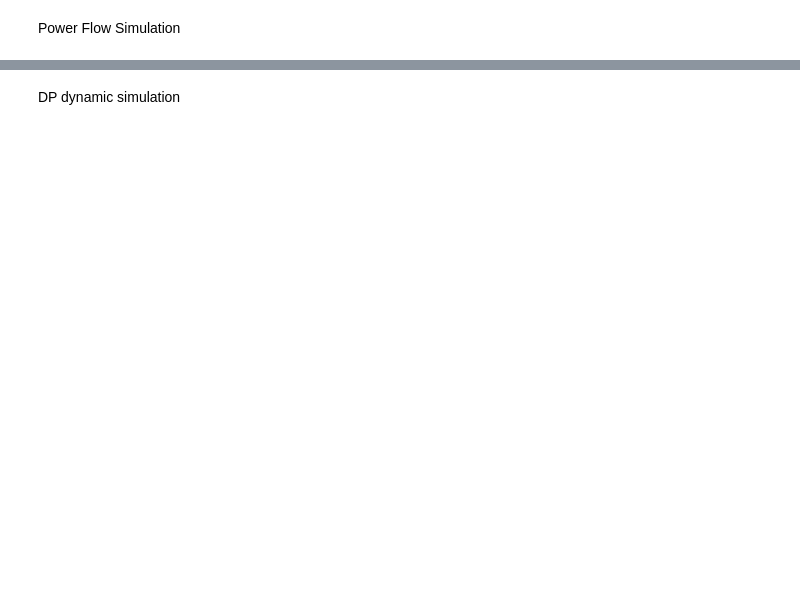
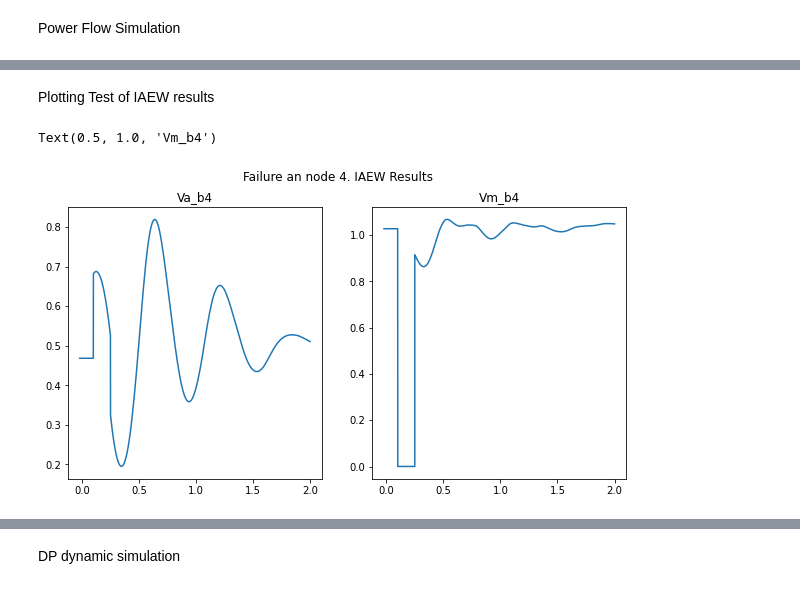
Before and after one commit to Gleb4x/dpsim, a Jupyter notebook: examples/Notebooks/9BusValidations/only_SYN/case9_only_SYN.ipynb, the cells around one changed output, grey strips where cells are left out. Cells and saved outputs as stored; diff of their text form; code cells hidden in the pictures; blank space fills up the shorter version.

```diff
--- a/examples/Notebooks/9BusValidations/only_SYN/case9_only_SYN.ipynb
+++ b/examples/Notebooks/9BusValidations/only_SYN/case9_only_SYN.ipynb
@@ -184,0 +217,23 @@ RuntimeError: std::exception
+# %% [markdown]
+Plotting Test of IAEW results
+# %%
+import scipy.io
+import matplotlib.pyplot as plt
+
+path_file = '/home/mmo-gog/dpsim/examples/Notebooks/9BusValidations/Originial_Static_Dynamic_Data_9Bus_System_incl_simulations.mat'
+iaew_results = scipy.io.loadmat(path_file, simplify_cells= True)
+iaew_time=iaew_results['res_dyn_only_SYN']['Time']
+#Voltage at Node
+Va_b4=iaew_results['res_dyn_only_SYN']['Variables'][:,6]
+Vm_b4=iaew_results['res_dyn_only_SYN']['Variables'][:,7]
+
+#Plot Voltage at Node 4
+fig1, (ax1, ax2) = plt.subplots(1, 2,figsize=(10, 5))
+fig1.suptitle('Failure an node 4. IAEW Results')
+ax1.plot(iaew_time, Va_b4)
+ax2.plot(iaew_time, Vm_b4)
+ax1.set_title('Va_b4')
+ax2.set_title('Vm_b4')
+# %% [output]
+Text(0.5, 1.0, 'Vm_b4')
+[figure, added]
```
Also changed, not shown: parts of 17 cells of this notebook.
